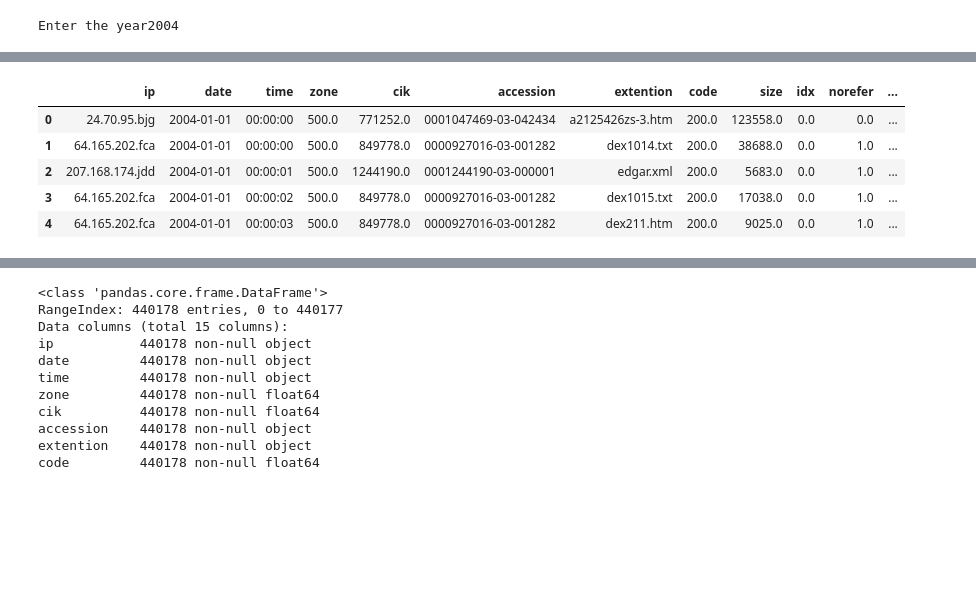
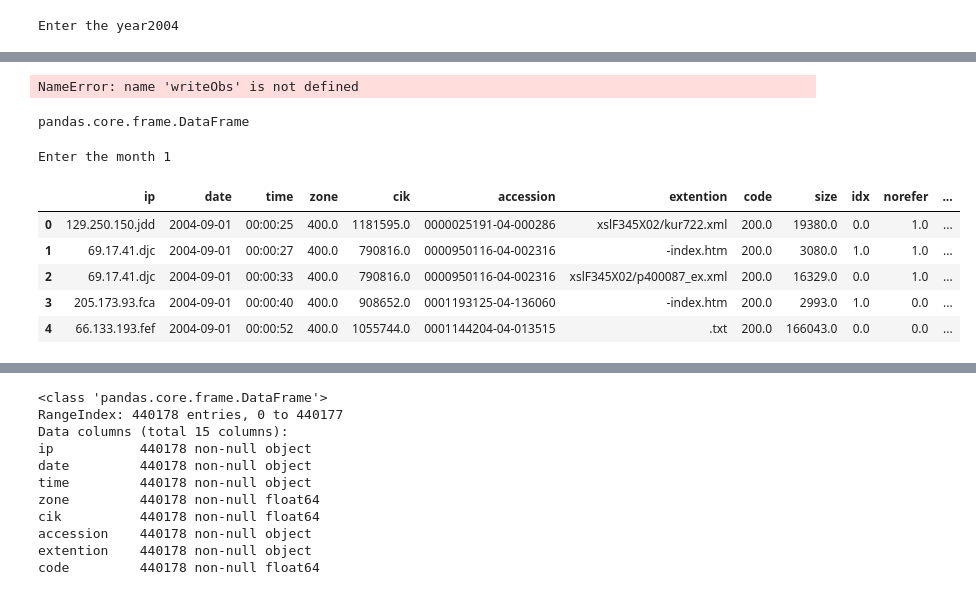
Before and after one commit to aahana-khajanchi/AdavancedDataScience-1, a Jupyter notebook: Assignment1/part2/ADSassignment.ipynb, the cells around one changed output, grey strips where cells are left out. Drawn from its saved outputs; the diff is of its cells as text; code cells hidden in the pictures; blank space fills up the shorter version.

```diff
--- a/Assignment1/part2/ADSassignment.ipynb
+++ b/Assignment1/part2/ADSassignment.ipynb
@@ -56,16 +60,21 @@ Enter the year2004
 path = './files/'+y
 # %%
 month=1
-path = './files/'+y
 for i in range(12):
+
     if month in range(1,4):qtr = 1; month = "0"+str(month)
     elif month in range(4,7):qtr = 2; month = "0"+str(month)
     elif month in range(7,10): qtr = 3; month = "0"+str(month)
     elif month in range(10,13): qtr = 4
     else :pass
+
     r = requests.get("http://www.sec.gov/dera/data/Public-EDGAR-log-file-data/"+y+"/Qtr"+str(qtr)+"/log"+y+str(month)+"01.zip")
     z =zipfile.ZipFile(io.BytesIO(r.content))
     z.extractall(path)
+
+    print(y+"/Qtr"+str(qtr)+"/log"+y+str(month)+"01.zip")
     month = int(month) + 1
-    print(y+"/Qtr"+str(qtr)+"/log"+y+str(month)+"01.zip")
+
+
+#http://www.sec.gov/dera/data/Public-EDGAR-log-file-data/2003/Qtr2/log20030501.zip
 # %% [output]
@@ -84,2 +92,26 @@ for i in range(12):
-# %%
-data = pd.read_csv(path+"/log20040101.csv")
+# %%
+month = 1
+for i in range(12):
+    if month in range(1, 10) :
+
+        data_i = pd.read_csv(path+"/log"+y+"0"+str(month)+"01.csv")
+        print(y+"/Qtr"+str(qtr)+"/log"+y+"0"+str(month)+"01.csv")
+
+        print(type(data))
+   #     print(data.head())
+
+
+        outputname = 'file.txt'
+        myfile = open(outputname, 'w')
+        myfile.write(str(data.head()))
+        myfile.write(str(data.isnull().sum()))
+        myfile.close()
+
+
+        #data.info()
+
+    elif month in range(10, 13) :
+        data = pd.read_csv(path+"/log"+y+str(month)+"01.csv")
+        print(y+"/Qtr"+str(qtr)+"/log"+y+str(month)+"01.csv")
+
+    month = month + 1
@@ -85,0 +141,13 @@ data = pd.read_csv(path+"/log20040101.csv")
+# %%
+writeObs(str(data.head().to_string))
+data.head()
+# %% [output]
+NameError: name 'writeObs' is not defined
+# %%
+type(data)
+# %% [output]
+pandas.core.frame.DataFrame
+# %%
+month = input("Enter the month ")
+# %% [output]
+Enter the month 1
@@ -86,9 +159,9 @@ data = pd.read_csv(path+"/log20040101.csv")
 # %%
-data.head()
+data_i.head()
 # %% [output]
 |  | ip | date | time | zone | cik | accession | extention | code | size | idx | norefer | ... |
-| 0 | 24.70.95.bjg | 2004-01-01 | 00:00:00 | 500.0 | 771252.0 | 0001047469-03-042434 | a2125426zs-3.htm | 200.0 | 123558.0 | 0.0 | 0.0 | ... |
-| 1 | 64.165.202.fca | 2004-01-01 | 00:00:00 | 500.0 | 849778.0 | 0000927016-03-001282 | dex1014.txt | 200.0 | 38688.0 | 0.0 | 1.0 | ... |
-| 2 | 207.168.174.jdd | 2004-01-01 | 00:00:01 | 500.0 | 1244190.0 | 0001244190-03-000001 | edgar.xml | 200.0 | 5683.0 | 0.0 | 1.0 | ... |
-| 3 | 64.165.202.fca | 2004-01-01 | 00:00:02 | 500.0 | 849778.0 | 0000927016-03-001282 | dex1015.txt | 200.0 | 17038.0 | 0.0 | 1.0 | ... |
-| 4 | 64.165.202.fca | 2004-01-01 | 00:00:03 | 500.0 | 849778.0 | 0000927016-03-001282 | dex211.htm | 200.0 | 9025.0 | 0.0 | 1.0 | ... |
+| 0 | 129.250.150.jdd | 2004-09-01 | 00:00:25 | 400.0 | 1181595.0 | 0000025191-04-000286 | xslF345X02/kur722.xml | 200.0 | 19380.0 | 0.0 | 1.0 | ... |
+| 1 | 69.17.41.djc | 2004-09-01 | 00:00:27 | 400.0 | 790816.0 | 0000950116-04-002316 | -index.htm | 200.0 | 3080.0 | 1.0 | 1.0 | ... |
+| 2 | 69.17.41.djc | 2004-09-01 | 00:00:33 | 400.0 | 790816.0 | 0000950116-04-002316 | xslF345X02/p400087_ex.xml | 200.0 | 16329.0 | 0.0 | 1.0 | ... |
+| 3 | 205.173.93.fca | 2004-09-01 | 00:00:40 | 400.0 | 908652.0 | 0001193125-04-136060 | -index.htm | 200.0 | 2993.0 | 1.0 | 0.0 | ... |
+| 4 | 66.133.193.fef | 2004-09-01 | 00:00:52 | 400.0 | 1055744.0 | 0001144204-04-013515 | .txt | 200.0 | 166043.0 | 0.0 | 0.0 | ... |
```
Also changed, not shown: parts of 94 cells of this notebook, 7 other files.
